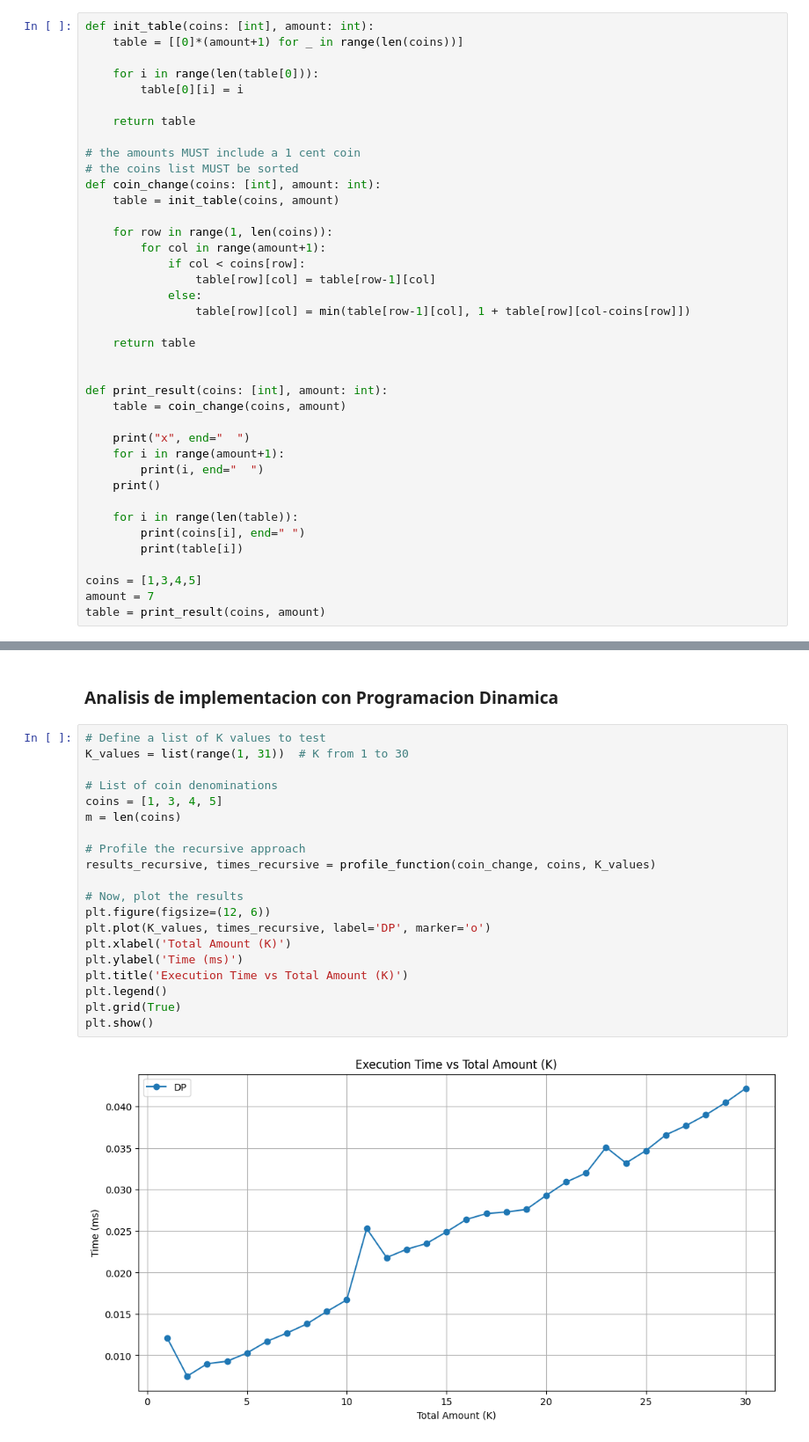
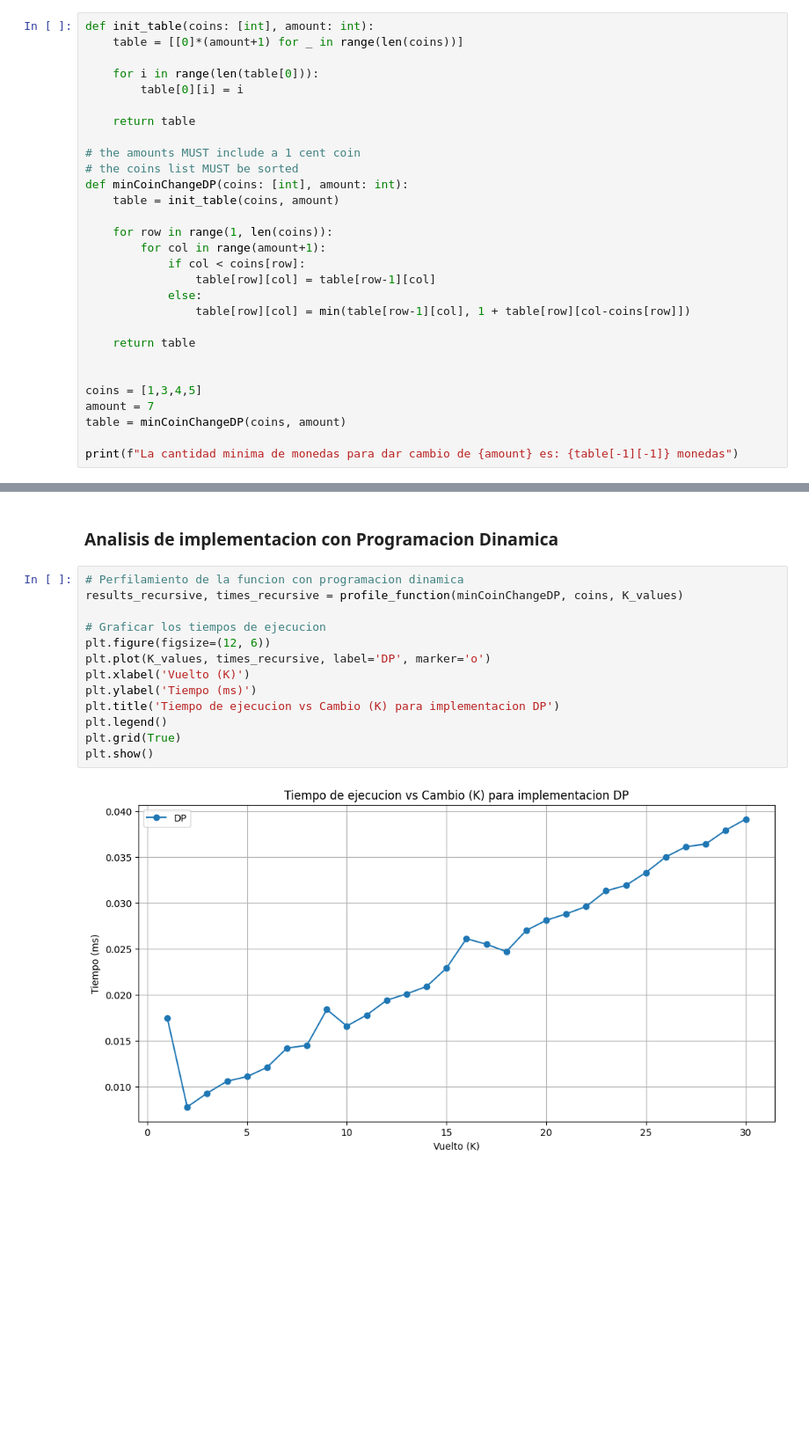
Before and after one commit to gusanitor8/Proyecto2_Analisis, a Jupyter notebook: proyecto2.ipynb, the cells around one changed output, grey strips where cells are left out. Shown: that part at 88% size. Cells and saved outputs as stored; diff of their text form; blank space fills up the shorter version.

```diff
--- a/proyecto2.ipynb
+++ b/proyecto2.ipynb
@@ -23,7 +23,7 @@ def init_table(coins: [int], amount: int):
 
 # the amounts MUST include a 1 cent coin
 # the coins list MUST be sorted
-def coin_change(coins: [int], amount: int):
+def minCoinChangeDP(coins: [int], amount: int):
     table = init_table(coins, amount)
 
     for row in range(1, len(coins)):
@@ -36,19 +36,9 @@ def coin_change(coins: [int], amount: int):
     return table
 
 
-def print_result(coins: [int], amount: int):
-    table = coin_change(coins, amount)
-
-    print("x", end="  ")
-    for i in range(amount+1):
-        print(i, end="  ")
-    print()
-
-    for i in range(len(table)):
-        print(coins[i], end=" ")
-        print(table[i])
-
 coins = [1,3,4,5]
 amount = 7
-table = print_result(coins, amount)
+table = minCoinChangeDP(coins, amount)
+
+print(f"La cantidad minima de monedas para dar cambio de {amount} es: {table[-1][-1]} monedas")
 # %% [output]
@@ -156,24 +144,17 @@ plt.show()
 # %% [markdown]
 ### Analisis de implementacion con Programacion Dinamica
 # %%
-# Define a list of K values to test
-K_values = list(range(1, 31))  # K from 1 to 30
+# Perfilamiento de la funcion con programacion dinamica
+results_recursive, times_recursive = profile_function(minCoinChangeDP, coins, K_values)
 
-# List of coin denominations
-coins = [1, 3, 4, 5]
-m = len(coins)
-
-# Profile the recursive approach
-results_recursive, times_recursive = profile_function(coin_change, coins, K_values)
-
-# Now, plot the results
+# Graficar los tiempos de ejecucion
 plt.figure(figsize=(12, 6))
 plt.plot(K_values, times_recursive, label='DP', marker='o')
-plt.xlabel('Total Amount (K)')
-plt.ylabel('Time (ms)')
-plt.title('Execution Time vs Total Amount (K)')
+plt.xlabel('Vuelto (K)')
+plt.ylabel('Tiempo (ms)')
+plt.title('Tiempo de ejecucion vs Cambio (K) para implementacion DP')
 plt.legend()
 plt.grid(True)
 plt.show()
 # %% [output]
-[figure, old version]
+[figure, new version]
```
Also changed, not shown: parts of 6 cells of this notebook.
